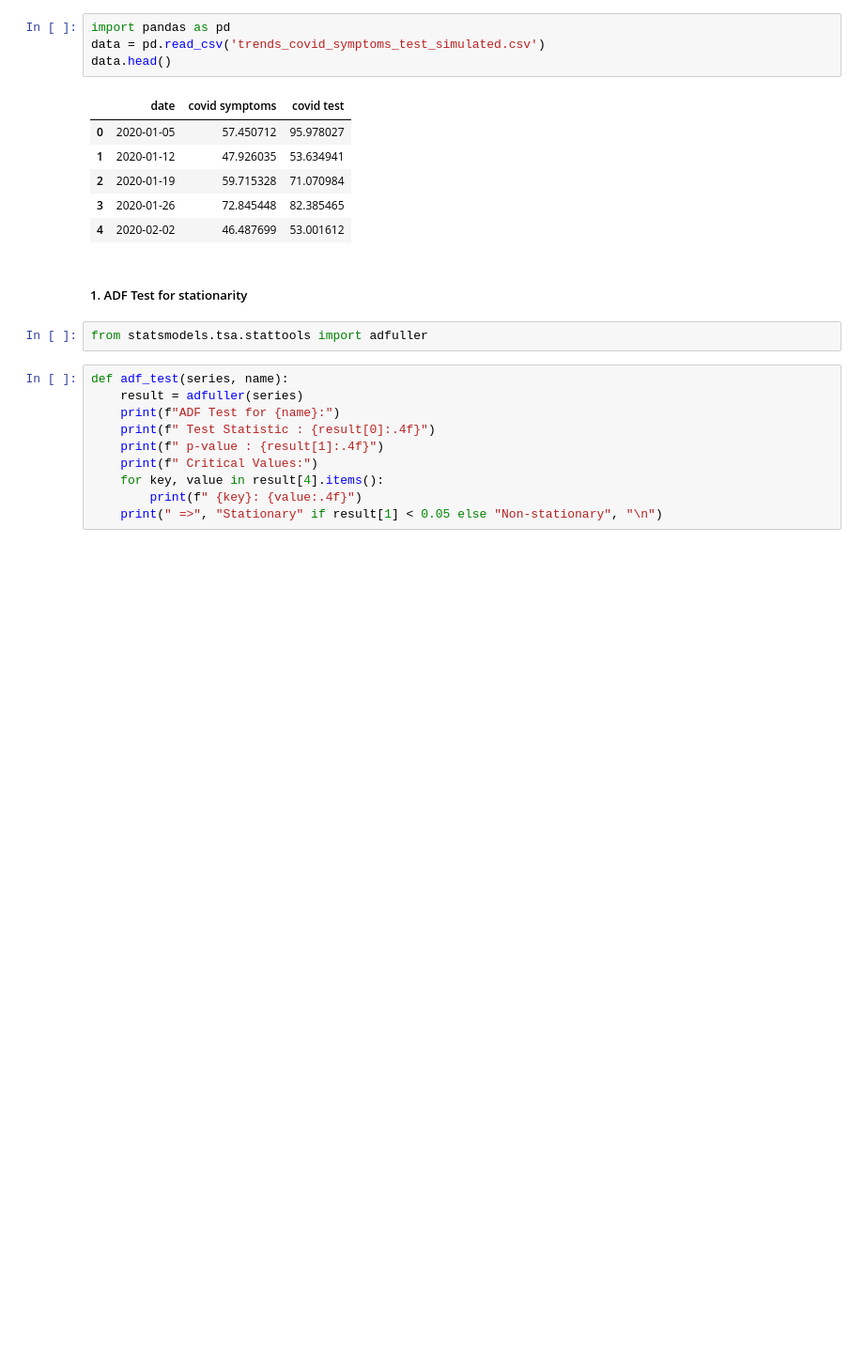
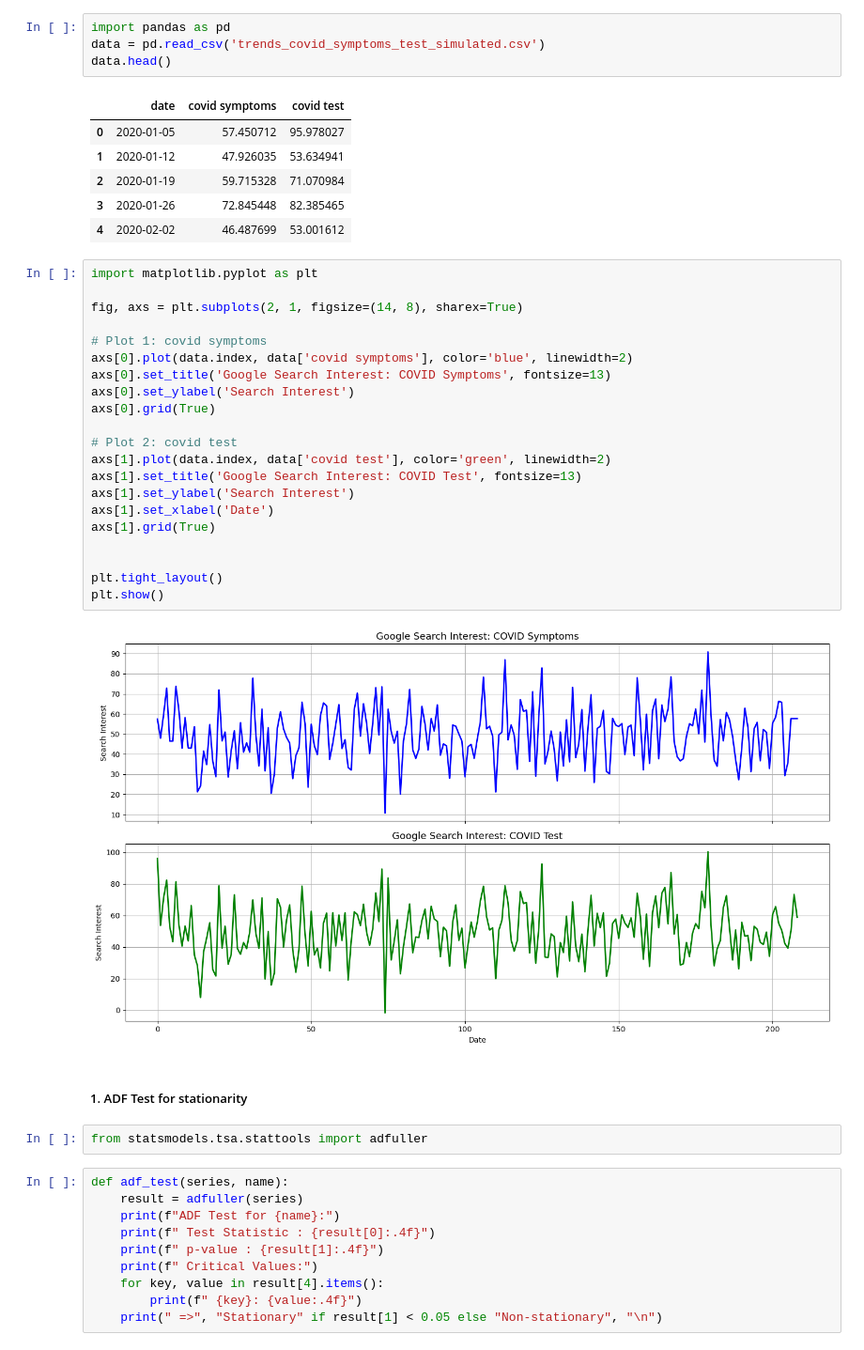
Before and after one commit to sevintanerdi/TSAproject, a Jupyter notebook: TSA_analysis.ipynb, the cells around one changed output. Shown at 94% size. Drawn from its saved outputs; the diff is of its cells as text; blank space fills up the shorter version.

```diff
--- a/TSA_analysis.ipynb
+++ b/TSA_analysis.ipynb
@@ -32,6 +27,29 @@ data.head()
 | 2 | 2020-01-19 | 59.715328 | 71.070984 |
 | 3 | 2020-01-26 | 72.845448 | 82.385465 |
 | 4 | 2020-02-02 | 46.487699 | 53.001612 |
+# %%
+import matplotlib.pyplot as plt
+
+fig, axs = plt.subplots(2, 1, figsize=(14, 8), sharex=True)
+
+# Plot 1: covid symptoms
+axs[0].plot(data.index, data['covid symptoms'], color='blue', linewidth=2)
+axs[0].set_title('Google Search Interest: COVID Symptoms', fontsize=13)
+axs[0].set_ylabel('Search Interest')
+axs[0].grid(True)
+
+# Plot 2: covid test
+axs[1].plot(data.index, data['covid test'], color='green', linewidth=2)
+axs[1].set_title('Google Search Interest: COVID Test', fontsize=13)
+axs[1].set_ylabel('Search Interest')
+axs[1].set_xlabel('Date')
+axs[1].grid(True)
+
+
+plt.tight_layout()
+plt.show()
+# %% [output]
+[figure, added]
 # %% [markdown]
 ##### 1. ADF Test for stationarity
 # %%
```
Also changed, not shown: parts of 7 cells of this notebook.
